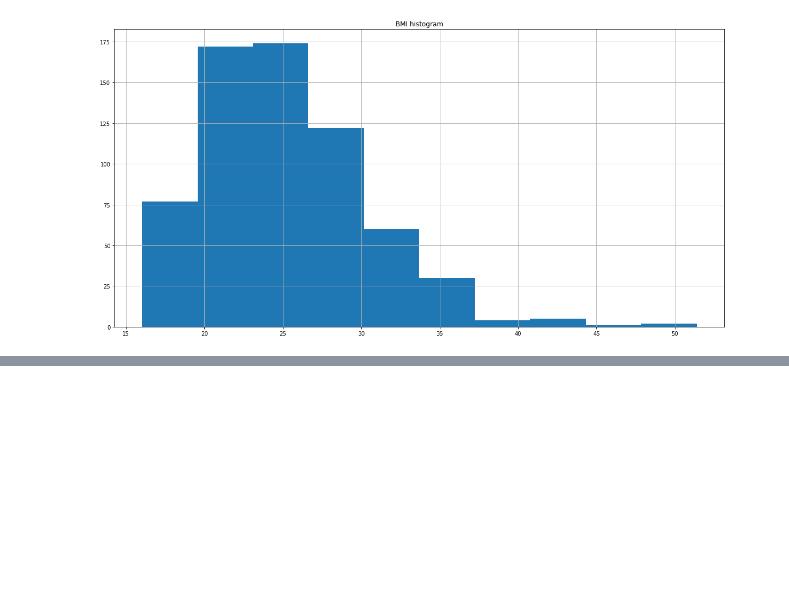
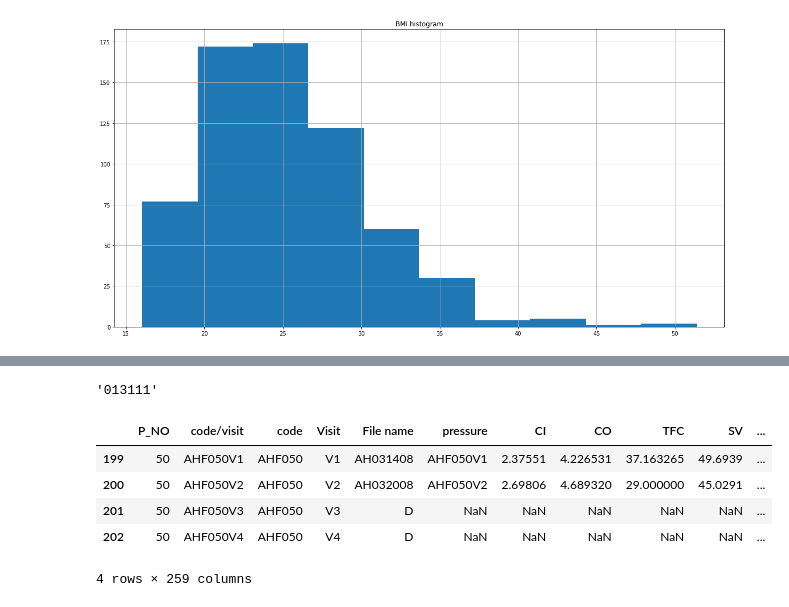
Before and after one commit to writerwriter/ekg, a Jupyter notebook: notebooks/data_visualization.ipynb, the cells around one changed output, grey strips where cells are left out. Cells and saved outputs as stored; diff of their text form; code cells hidden in the pictures; blank space fills up the shorter version.

```diff
--- a/notebooks/data_visualization.ipynb
+++ b/notebooks/data_visualization.ipynb
@@ -182,0 +268,13 @@ plt.show()
+# %%
+find_datestring('AH013111')
+# %% [output]
+'013111'
+# %%
+BMI_df[BMI_df.code == 'AHF050']
+# %% [output]
+|  | P_NO | code/visit | code | Visit | File name | pressure | CI | CO | TFC | SV | ... |
+| 199 | 50 | AHF050V1 | AHF050 | V1 | AH031408 | AHF050V1 | 2.37551 | 4.226531 | 37.163265 | 49.6939 | ... |
+| 200 | 50 | AHF050V2 | AHF050 | V2 | AH032008 | AHF050V2 | 2.69806 | 4.689320 | 29.000000 | 45.0291 | ... |
+| 201 | 50 | AHF050V3 | AHF050 | V3 | D | NaN | NaN | NaN | NaN | NaN | ... |
+| 202 | 50 | AHF050V4 | AHF050 | V4 | D | NaN | NaN | NaN | NaN | NaN | ... |
+4 rows × 259 columns
```
Also changed, not shown: parts of 5 cells of this notebook, 2 other files.
